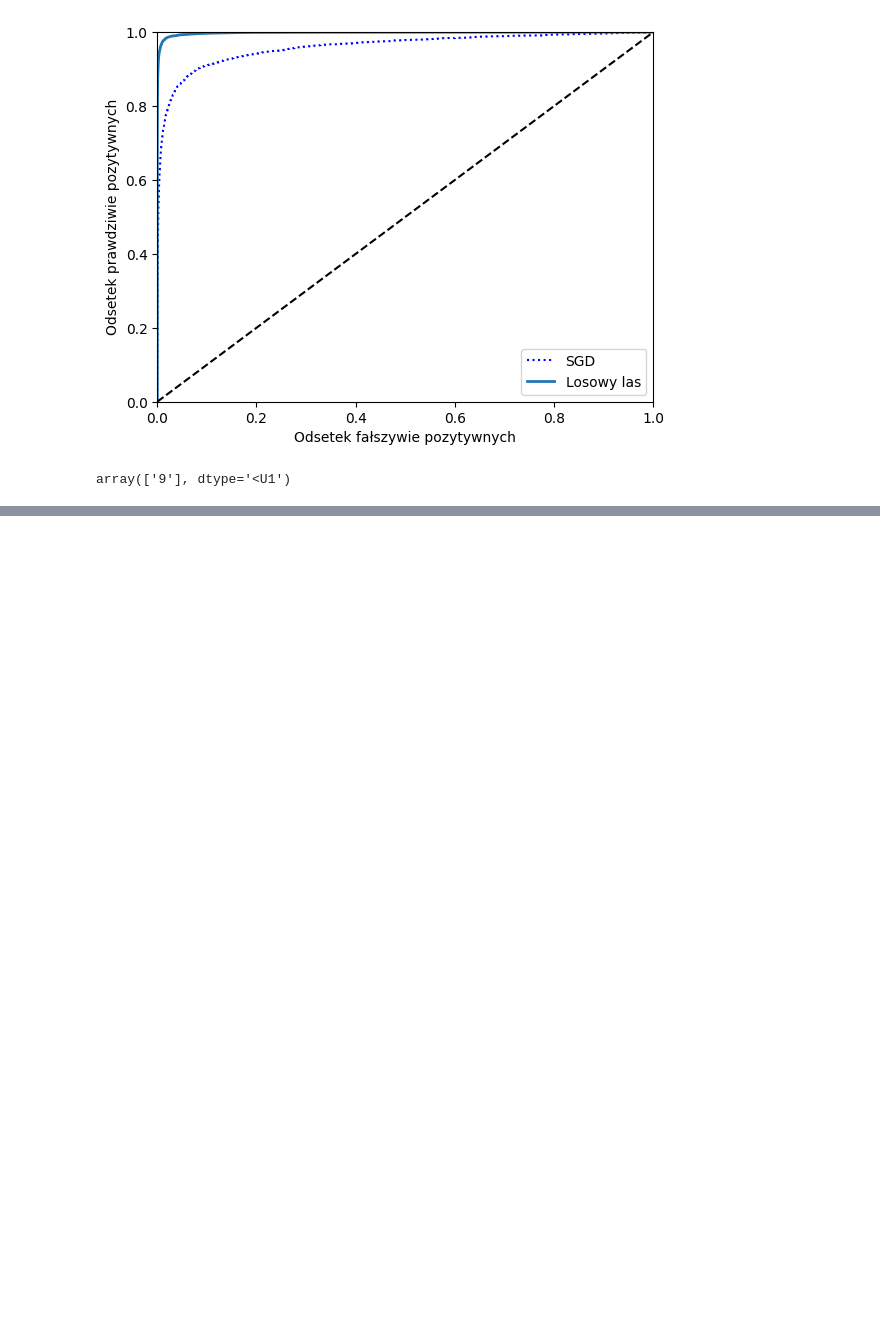
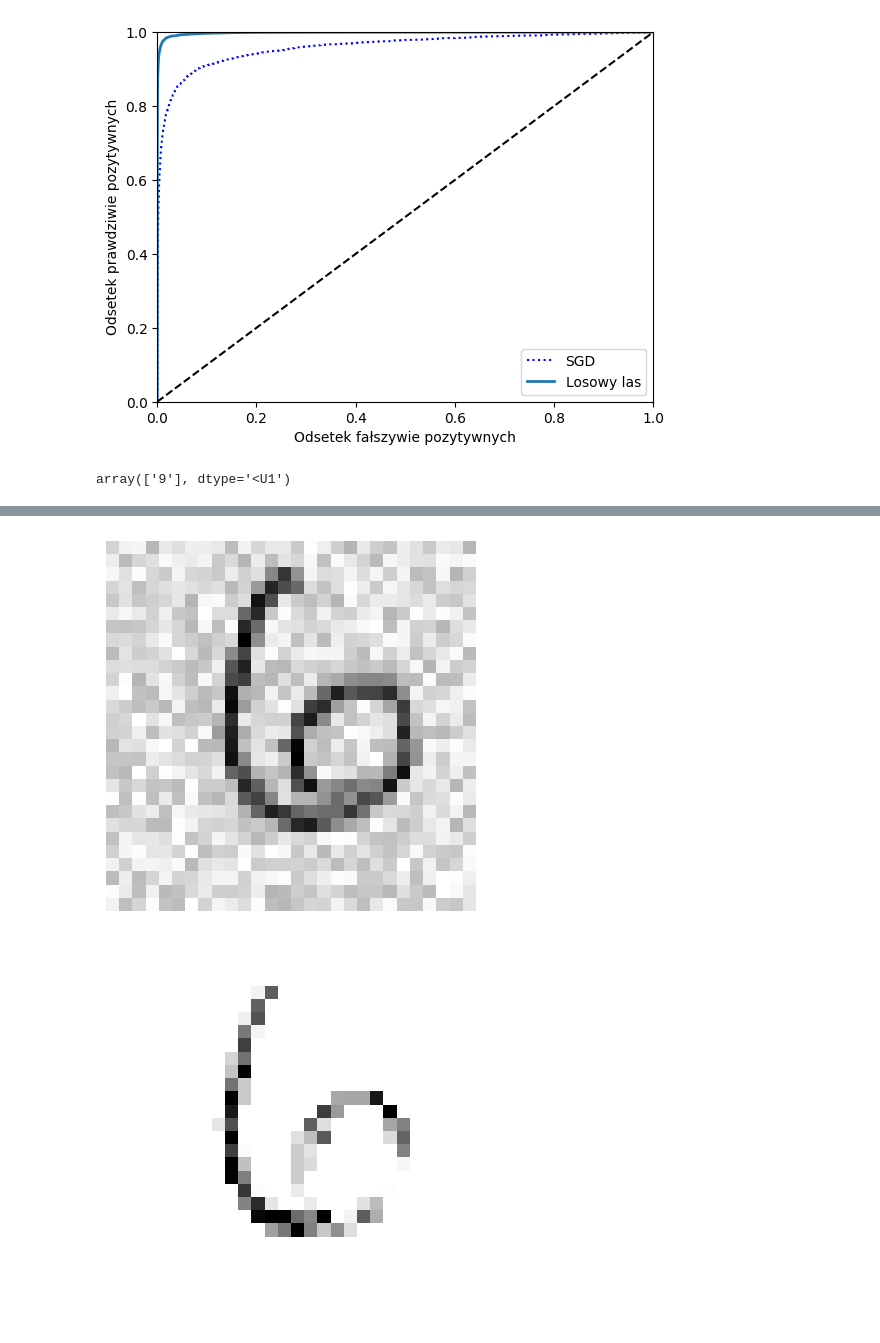
Before and after one commit to PawelManczak/AI, a Jupyter notebook: Hands-on Machine Learning/Untitled.ipynb, the cells around one changed output, grey strips where cells are left out. Drawn from its saved outputs; the diff is of its cells as text; code cells hidden in the pictures; blank space fills up the shorter version.

```diff
--- a/Hands-on Machine Learning/Untitled.ipynb
+++ b/Hands-on Machine Learning/Untitled.ipynb
@@ -150,0 +212,23 @@ array(['9'], dtype='<U1')
+# %%
+noise = np.random.randint(0, 100, (len(X_train), 784))
+X_train_mod = X_train + noise
+noise = np.random.randint(0, 100, (len(X_test), 784))
+X_test_mod = X_test + noise
+y_train_mod = X_train
+y_test_mode = X_test
+# %%
+from sklearn.neighbors import KNeighborsClassifier
+
+knn_clf = KNeighborsClassifier()
+knn_clf.fit(X_train_mod, y_train_mod)
+plt.imshow(X_test_mod.iloc[some_index].to_numpy().reshape(28, 28), cmap="binary")
+plt.axis("off")
+plt.show()
+some_index = 100
+clean_digit = knn_clf.predict([X_test_mod.iloc[some_index]])
+plt.imshow(clean_digit.reshape(28, 28), cmap="binary")
+plt.axis("off")
+plt.show()
+# %% [output]
+[figure, added]
+[figure, added]
```
Also changed, not shown: parts of 12 cells of this notebook.
